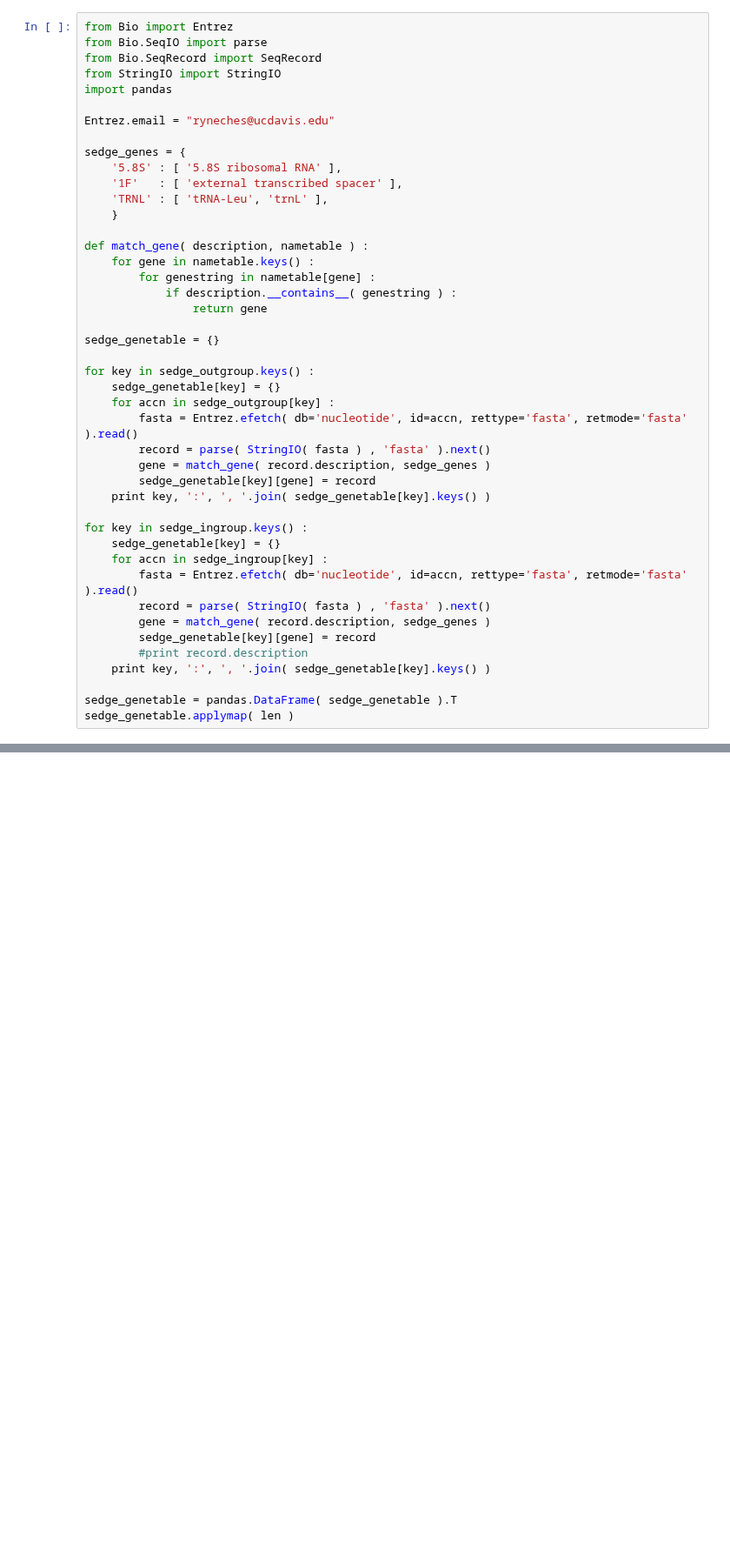
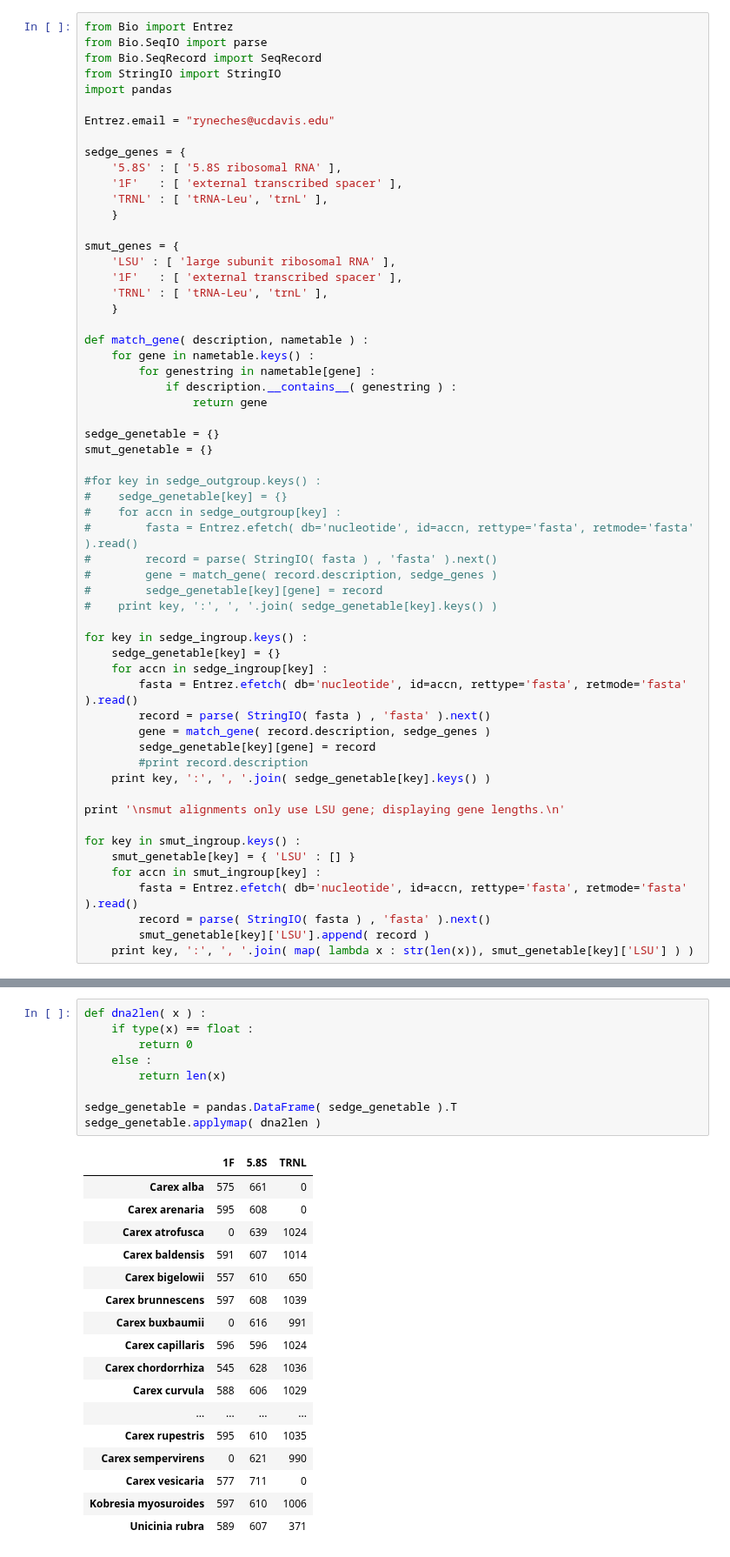
Before and after one commit to ryneches/SuchTree, a Jupyter notebook: data/sedge-smut/sedge-smut.ipynb, the cells around one changed output, grey strips where cells are left out. Shown at 87% size. Cells and saved outputs as stored; diff of their text form; blank space fills up the shorter version.

```diff
--- a/data/sedge-smut/sedge-smut.ipynb
+++ b/data/sedge-smut/sedge-smut.ipynb
@@ -116,6 +131,12 @@ sedge_genes = {
     'TRNL' : [ 'tRNA-Leu', 'trnL' ],
     }
 
+smut_genes = {
+    'LSU' : [ 'large subunit ribosomal RNA' ],
+    '1F'   : [ 'external transcribed spacer' ],
+    'TRNL' : [ 'tRNA-Leu', 'trnL' ],
+    }
+
 def match_gene( description, nametable ) :
     for gene in nametable.keys() :
         for genestring in nametable[gene] :
@@ -123,15 +144,16 @@ def match_gene( description, nametable ) :
                 return gene
 
 sedge_genetable = {}
+smut_genetable = {}
 
-for key in sedge_outgroup.keys() :
-    sedge_genetable[key] = {}
-    for accn in sedge_outgroup[key] :
-        fasta = Entrez.efetch( db='nucleotide', id=accn, rettype='fasta', retmode='fasta' ).read()
-        record = parse( StringIO( fasta ) , 'fasta' ).next()
-        gene = match_gene( record.description, sedge_genes )
-        sedge_genetable[key][gene] = record
-    print key, ':', ', '.join( sedge_genetable[key].keys() )
+#for key in sedge_outgroup.keys() :
+#    sedge_genetable[key] = {}
+#    for accn in sedge_outgroup[key] :
+#        fasta = Entrez.efetch( db='nucleotide', id=accn, rettype='fasta', retmode='fasta' ).read()
+#        record = parse( StringIO( fasta ) , 'fasta' ).next()
+#        gene = match_gene( record.description, sedge_genes )
+#        sedge_genetable[key][gene] = record
+#    print key, ':', ', '.join( sedge_genetable[key].keys() )
 
 for key in sedge_ingroup.keys() :
     sedge_genetable[key] = {}
@@ -143,6 +165,13 @@ for key in sedge_ingroup.keys() :
         #print record.description
     print key, ':', ', '.join( sedge_genetable[key].keys() )
 
-sedge_genetable = pandas.DataFrame( sedge_genetable ).T
-sedge_genetable.applymap( len )
+print '\nsmut alignments only use LSU gene; displaying gene lengths.\n'
+
+for key in smut_ingroup.keys() :
+    smut_genetable[key] = { 'LSU' : [] }
+    for accn in smut_ingroup[key] :
+        fasta = Entrez.efetch( db='nucleotide', id=accn, rettype='fasta', retmode='fasta' ).read()
+        record = parse( StringIO( fasta ) , 'fasta' ).next()
+        smut_genetable[key]['LSU'].append( record )
+    print key, ':', ', '.join( map( lambda x : str(len(x)), smut_genetable[key]['LSU'] ) )
 # %% [output]
@@ -170,0 +197,27 @@ SeqRecord(seq=Seq('ATAAAAAGCCCTTTTGATTTTCAAAATATTTCTTCTTTATTTTGATTTTGATGA...ATA'
+# %%
+def dna2len( x ) :
+    if type(x) == float :
+        return 0
+    else :
+        return len(x)
+
+sedge_genetable = pandas.DataFrame( sedge_genetable ).T
+sedge_genetable.applymap( dna2len )
+# %% [output]
+|  | 1F | 5.8S | TRNL |
+| Carex alba | 575 | 661 | 0 |
+| Carex arenaria | 595 | 608 | 0 |
+| Carex atrofusca | 0 | 639 | 1024 |
+| Carex baldensis | 591 | 607 | 1014 |
+| Carex bigelowii | 557 | 610 | 650 |
+| Carex brunnescens | 597 | 608 | 1039 |
+| Carex buxbaumii | 0 | 616 | 991 |
+| Carex capillaris | 596 | 596 | 1024 |
+| Carex chordorrhiza | 545 | 628 | 1036 |
+| Carex curvula | 588 | 606 | 1029 |
+| ... | ... | ... | ... |
+| Carex rupestris | 595 | 610 | 1035 |
+| Carex sempervirens | 0 | 621 | 990 |
+| Carex vesicaria | 577 | 711 | 0 |
+| Kobresia myosuroides | 597 | 610 | 1006 |
+| Unicinia rubra | 589 | 607 | 371 |
```
Also changed, not shown: parts of 12 cells of this notebook, 3 other files.
